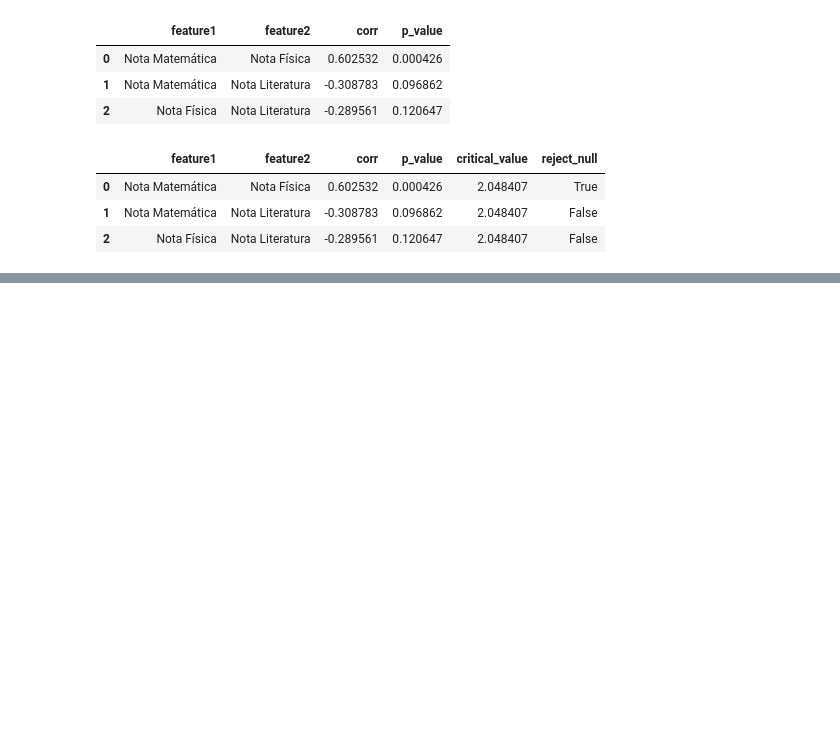
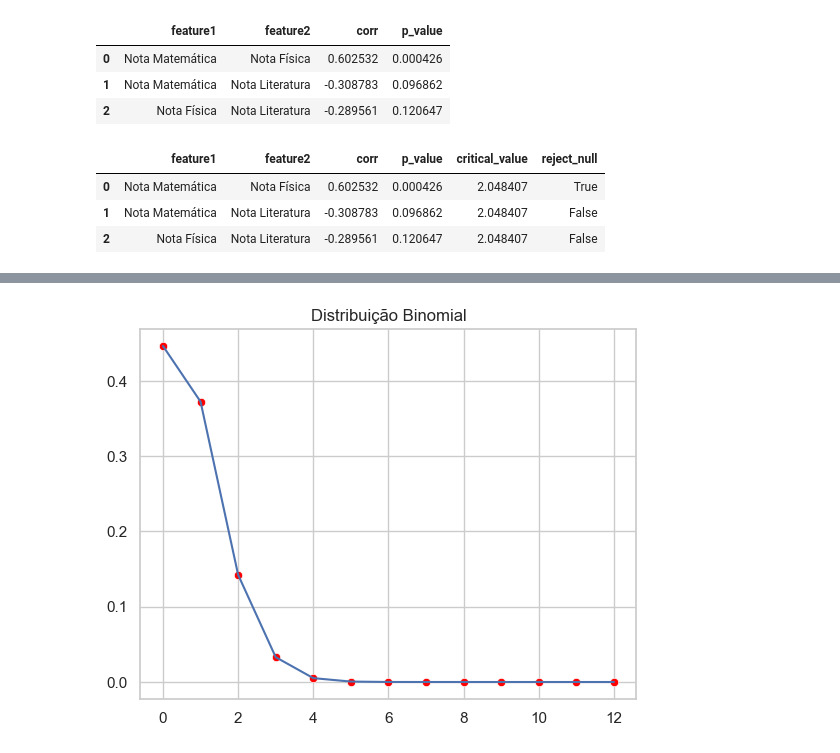
Before and after one commit to Angelicogfa/mba-datascience-analytics-uspesalq, a Jupyter notebook: Modulos/Modulo 002 - Fundamentos de Estatistica/aula 01/AnaliseEstatistica.ipynb, the cells around one changed output, grey strips where cells are left out. Cells and saved outputs as stored; diff of their text form; code cells hidden in the pictures; blank space fills up the shorter version.

```diff
--- a/Modulos/Modulo 002 - Fundamentos de Estatistica/aula 01/AnaliseEstatistica.ipynb
+++ b/Modulos/Modulo 002 - Fundamentos de Estatistica/aula 01/AnaliseEstatistica.ipynb
@@ -316,0 +323,9 @@ df_results
+# %%
+import scipy.stats as stats
+
+# Set the parameters for the binomial distribution
+
+n = 12  # Number of trials
+p = 0.065  # Probability of success
+
+stats.binom.pmf(2, n, p)
@@ -316,0 +334,3 @@ df_results
+# %%
+k = list(range(0, 13))
+k
@@ -316,0 +339,3 @@ df_results
+# %%
+probs = [stats.binom.pmf(i, n, p) for i in k]
+probs
@@ -316,0 +356,7 @@ df_results
+# %%
+plt.title('Distribuição Binomial')
+sns.lineplot(x=k, y=probs)
+sns.scatterplot(x=k, y=probs, color='red')
+plt.show()
+# %% [output]
+[figure, added]
```
Also changed, not shown: parts of 19 cells of this notebook.
